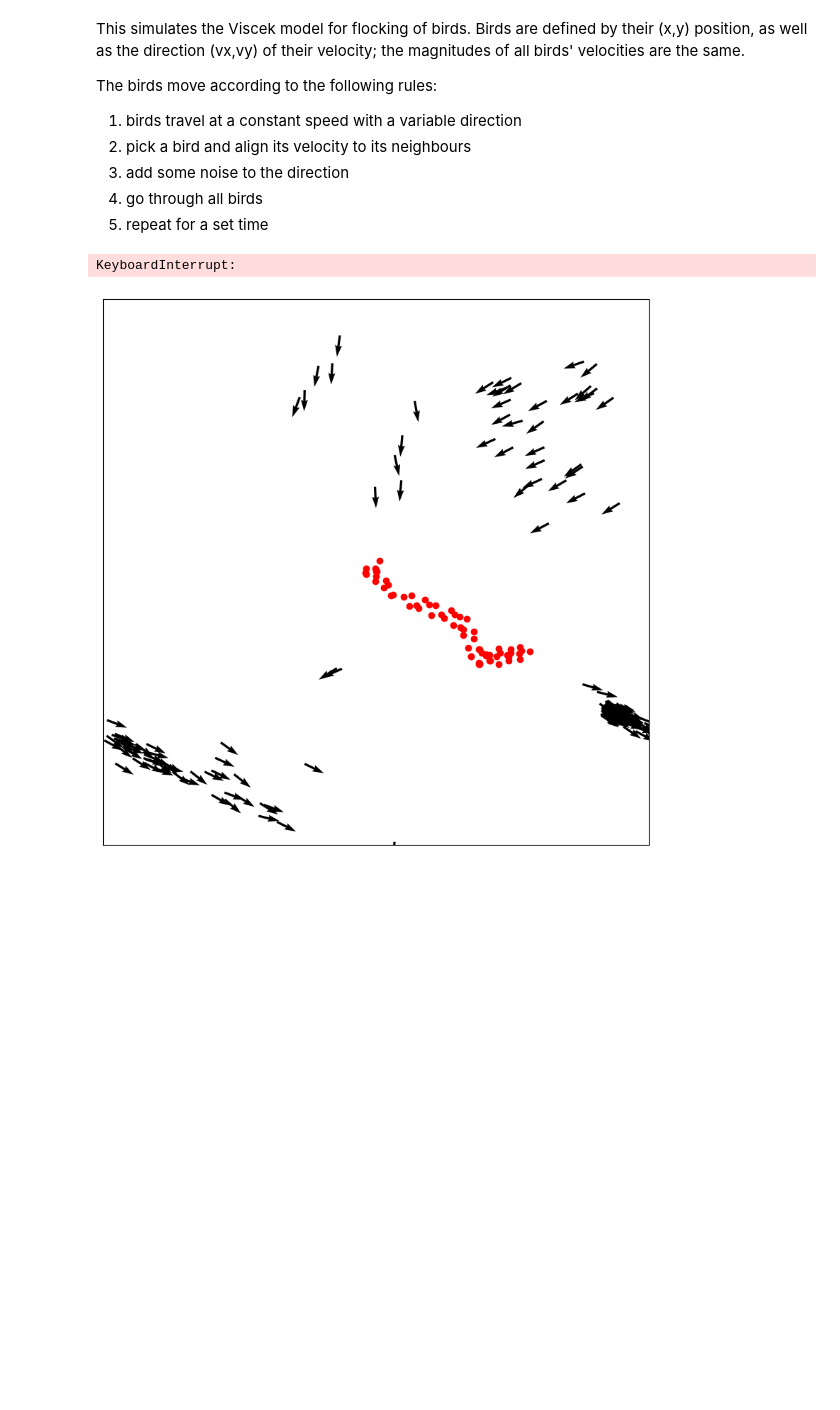
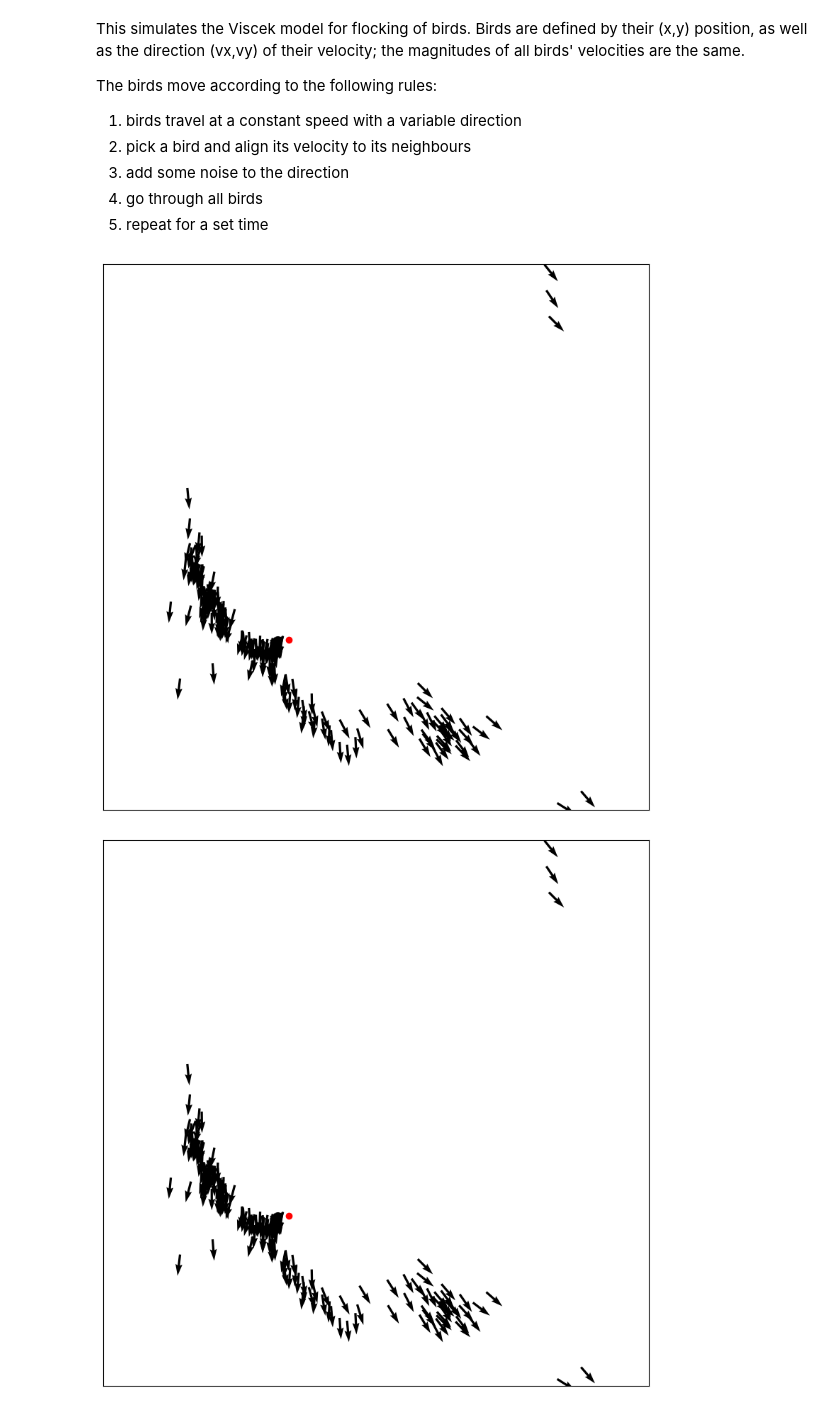
Before and after one commit to orlaghk/Flocking-Drone-Control, a Jupyter notebook: FlockingMode with Drone.ipynb, the cells around one changed output. Drawn from its saved outputs; the diff is of its cells as text; code cells hidden in the pictures; blank space fills up the shorter version.

Commit message:
drone update

```diff
--- a/FlockingMode with Drone.ipynb
+++ b/FlockingMode with Drone.ipynb
@@ -19,7 +19,7 @@ L            = 10       # size of box
 R            = 1        # interaction radius
 Rsq          = R**2     # square of the interaction radius
 dt           = 0.2      # time step
-Nt           = 80       # number of time steps
+Nt           = 100       # number of time steps
 N            = 200     # number of birds
 
 #np.random.seed(17)      # set the random number generator seed
@@ -119,8 +119,8 @@ def initialize_drone(L, v0):
     y_drone = L / 2
 
     # Set the drone's initial velocity to be zero
-    vx_drone = 0
-    vy_drone = 0
+    vx_drone = v0
+    vy_drone = v0
 
     return x_drone, y_drone, vx_drone, vy_drone
 # %%
@@ -165,42 +165,42 @@ def calculate_drone_repulsion(x, y, x_drone, y_drone, repulsion_radius, max_repu
 
     return repulsion_x, repulsion_y
 # %%
-
 # set up a figure
 fig, ax = plt.subplots(figsize = (10,10))
 
 # get the initial configuration
 x, y, vx, vy, theta = initialize_birds(N,L)
 
 # do an initial plot and set up the axes
 q = plt.quiver(x,y,vx,vy)
 ax.set(xlim=(0, L), ylim=(0, L))
 ax.set_aspect('equal')
 ax.get_xaxis().set_visible(False)
 ax.get_yaxis().set_visible(False)
 
+# Create scatter plot for the drone
+drone_point, = plt.plot([], [], 'ro')  # red circle
+
 # do each step, updating the quiver and plotting the new one
 for iT in range(Nt):
     x,y,vx,vy = step(x,y,vx,vy,theta,Rsq,eta,N,dt)
     q = update_quiver(q,x,y,vx,vy)
-    #x_drone, y_drone, vx_drone, vy_drone = update_drone(x_drone, y_drone, vx_drone, vy_drone, dt)
+
     repulsion_radius = 5  # Adjust as necessary
     max_repulsion_strength = 0.6  # Adjust the strength as needed
     buffer_distance = 0.1  # Small buffer to prevent division by zero
     repulsion_x, repulsion_y = calculate_drone_repulsion(x, y, x_drone, y_drone, repulsion_radius, max_repulsion_strength, buffer_distance)
     vx += repulsion_x
     vy += repulsion_y
 
-
     drone_speed = 1.0  # Adjust the drone speed as necessary
     x_drone, y_drone = update_drone_center_flock(x_drone, y_drone, x, y, L, dt, drone_speed)
-    # This should be part of your plotting code inside the loop
-    ax.scatter(x_drone, y_drone, color='red')  # Drone shown as a red dot
 
-
+    # Update drone position
+    drone_point.set_data(x_drone, y_drone)
 
     clear_output(wait=True)
     display(fig)
 # %% [output]
-KeyboardInterrupt:
-[figure, old version]
+[figure, new version]
+[figure, added]
```
